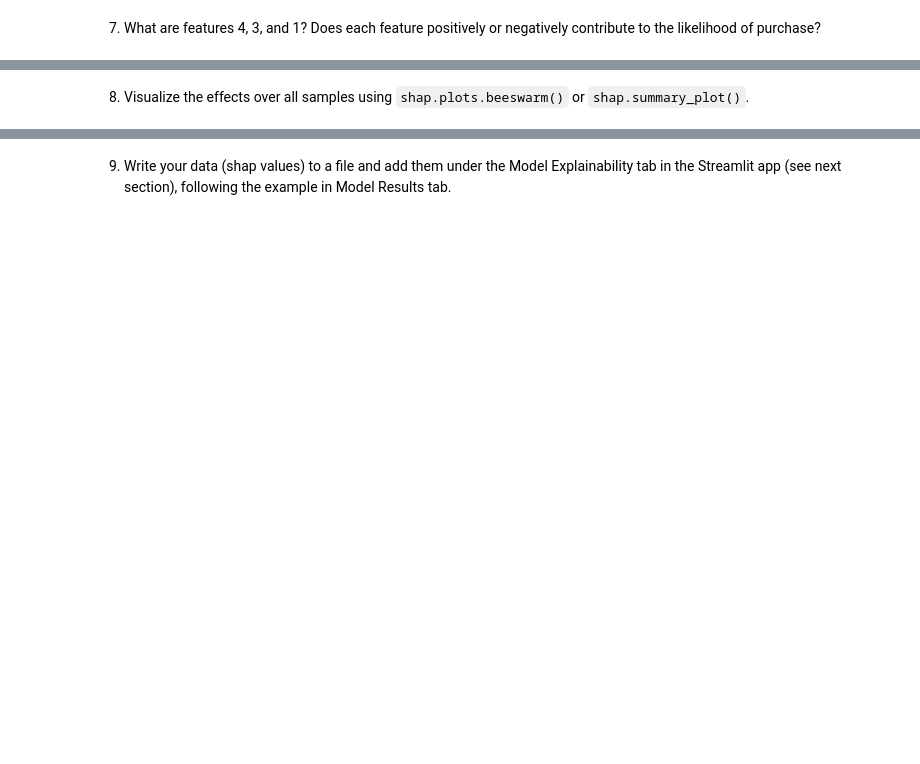
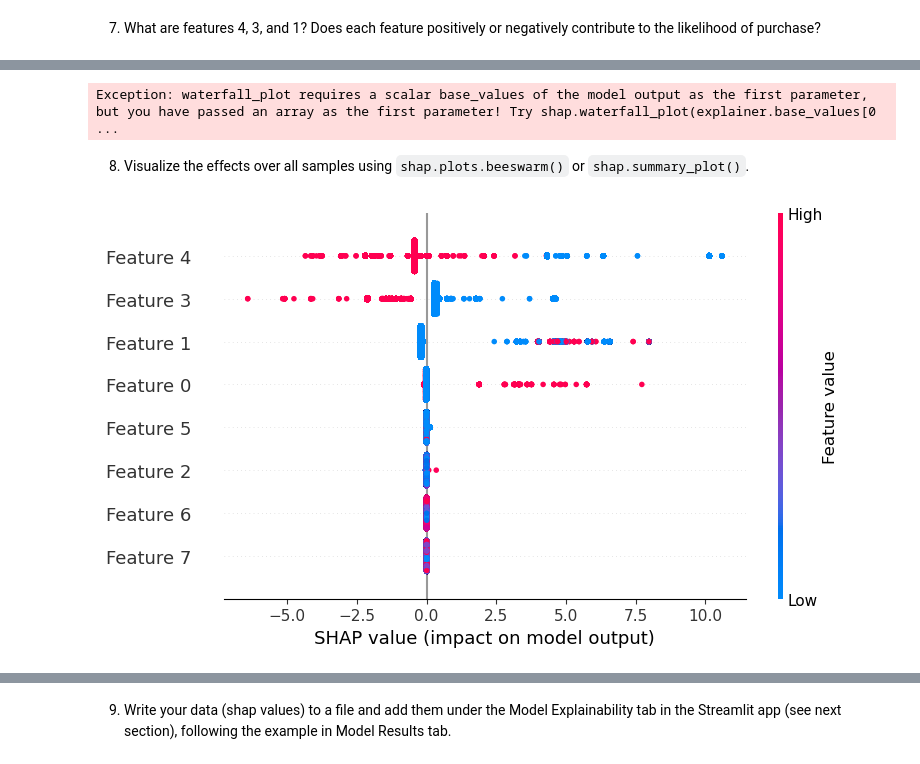
Before and after one commit to PedramPedram/MLE10, a Jupyter notebook: assignments/week-06-supervised-ml/nb/electronics-purchase-prediction.ipynb, the cells around one changed output, grey strips where cells are left out. Cells and saved outputs as stored; diff of their text form; code cells hidden in the pictures; blank space fills up the shorter version.

Commit message:
Added Explainability with SHAP, Used AutoML feature

```diff
--- a/assignments/week-06-supervised-ml/nb/electronics-purchase-prediction.ipynb
+++ b/assignments/week-06-supervised-ml/nb/electronics-purchase-prediction.ipynb
@@ -534,4 +546,24 @@ AttributeError: 'Explanation' object has no attribute 'describe'
+# %%
+shap.waterfall_plot(shap_values.base_values,shap_values.values,shap_values.data)
+# %% [output]
+Exception: waterfall_plot requires a scalar base_values of the model output as the first parameter, but you have passed an array as the first parameter! Try shap.waterfall_plot(explainer.base_values[0 ...
 # %% [markdown]
 8. Visualize the effects over all samples using `shap.plots.beeswarm()` or `shap.summary_plot()`.
+# %%
+# YOUR CODE HERE
+np.random.seed(73)
+subset_size = X_test_reduced.shape[0] # start with 100
+idx = np.random.randint(X_test_reduced.shape[0], size=subset_size)
+X_test_reduced_subset = X_test_reduced[idx, ]
+
+assert X_test_reduced_subset.shape == (subset_size, 8)
 # %%
-# YOUR CODE HERE
+explainer = shap.Explainer(gbt_model)#None# YOUR CODE HERE
+# %%
+shap_values = explainer(X_test_reduced_subset)
+# %%
+%matplotlib inline
+
+shap.summary_plot(shap_values,X_test_reduced_subset)#, max_display=X_test_reduced_subset.shape[1])#, feature_names=feature_names)
+# %% [output]
+[figure, added]
```
Also changed, not shown: parts of 11 cells of this notebook, 3 other files.
